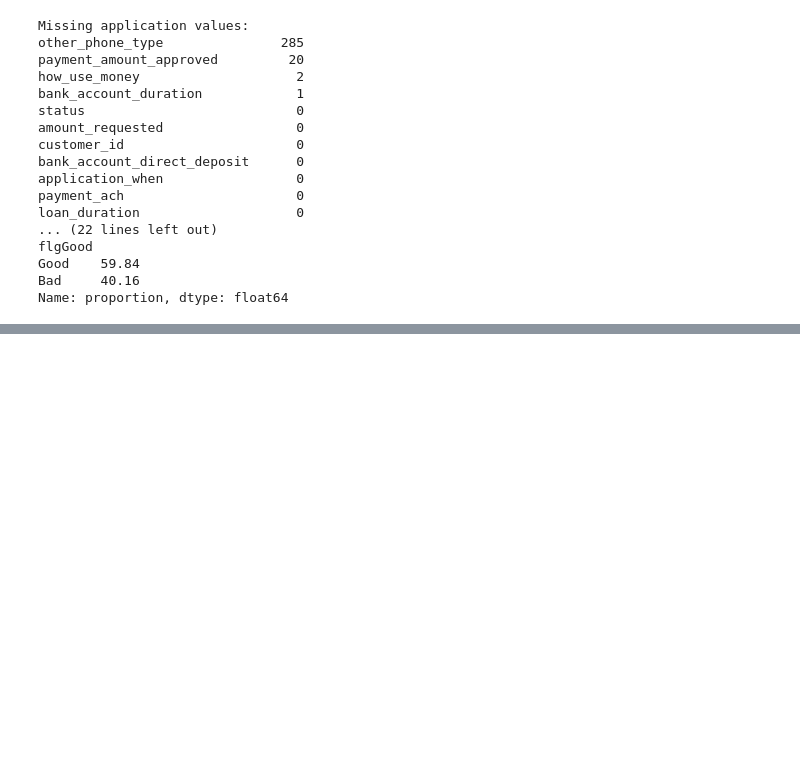
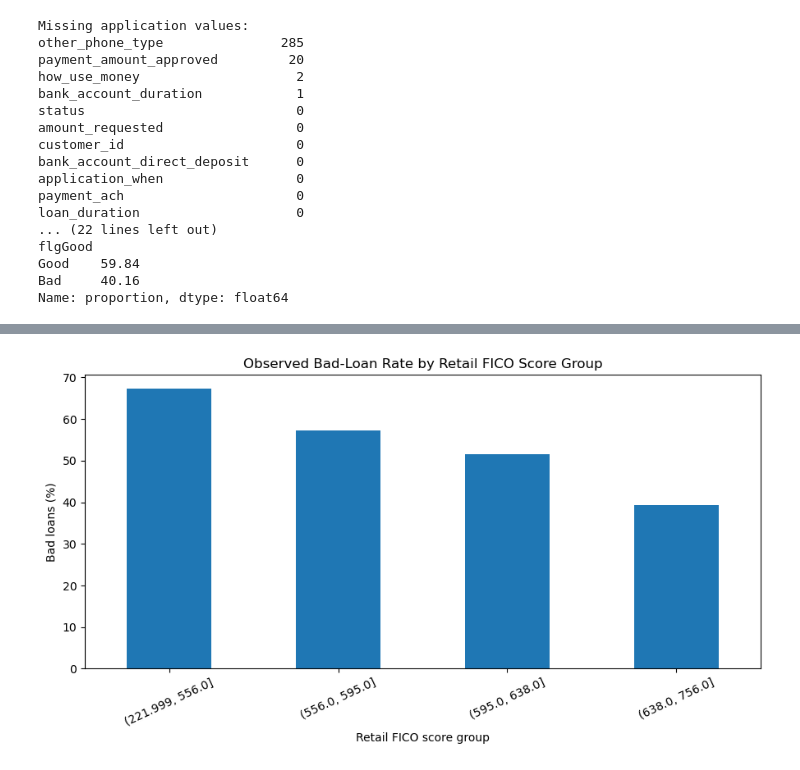
Before and after one commit to sandeepkumar9760/loan-approval-risk-model, a Jupyter notebook: loan_prediction.ipynb, the cells around one changed output, grey strips where cells are left out. Cells and saved outputs as stored; diff of their text form; code cells hidden in the pictures; blank space fills up the shorter version.

```diff
--- a/loan_prediction.ipynb
+++ b/loan_prediction.ipynb
@@ -129,0 +173,37 @@ Name: proportion, dtype: float64
+# %%
+
+import matplotlib.pyplot as plt
+import pandas as pd
+
+
+scored = analysis_df[
+    analysis_df["flgGood"].isin(["Good", "Bad"])
+].copy()
+
+score_col = "raw_FICO_retail"
+
+
+scored["score_group"] = pd.qcut(
+    scored[score_col],
+    q=4,
+    duplicates="drop"
+)
+
+
+risk_by_score = (
+    scored.groupby("score_group", observed=True)["flgGood"]
+    .apply(lambda x: (x == "Bad").mean() * 100)
+)
+
+
+ax = risk_by_score.plot(kind="bar", figsize=(9, 5))
+
+ax.set_title("Observed Bad-Loan Rate by Retail FICO Score Group")
+ax.set_xlabel("Retail FICO score group")
+ax.set_ylabel("Bad loans (%)")
+ax.tick_params(axis="x", rotation=25)
+
+plt.tight_layout()
+plt.show()
+# %% [output]
+[figure, added]
```
Also changed, not shown: parts of 8 cells of this notebook.
